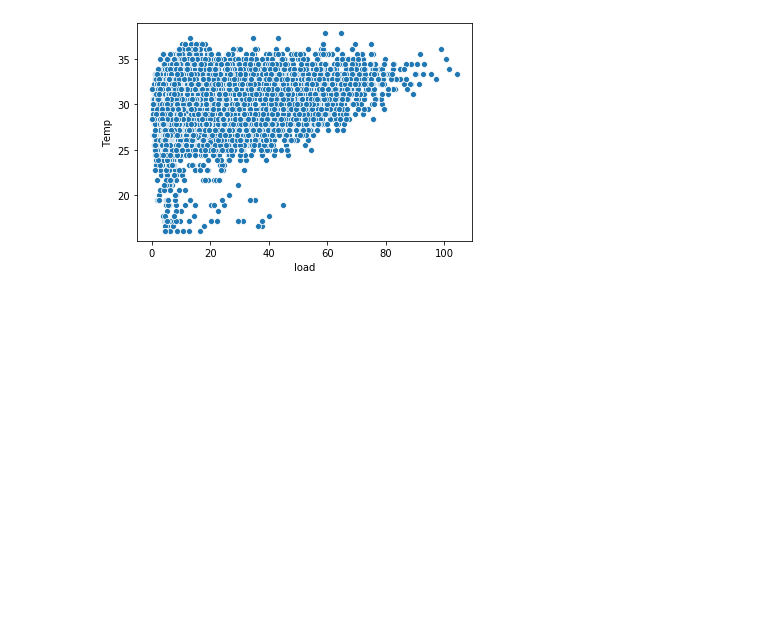
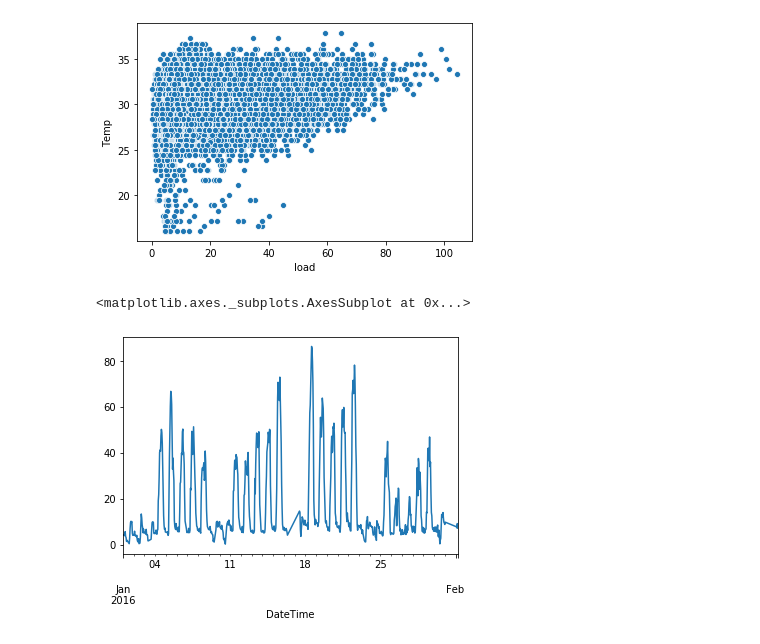
Before and after one commit to guyzsarun/Kaggle, a Jupyter notebook: Capstone/Capstone.ipynb, the cells around one changed output. Cells and saved outputs as stored; diff of their text form; code cells hidden in the pictures; blank space fills up the shorter version.

```diff
--- a/Capstone/Capstone.ipynb
+++ b/Capstone/Capstone.ipynb
@@ -139,7 +139,6 @@ df.head()
 df.reset_index(inplace=True)
 df['daytime']=df['DateTime'].apply(lambda x : 1 if (x.hour>=8 and x.hour<=18 and x.dayofweek<5) else 0)
 df.set_index('DateTime',inplace=True)
-df.drop('index',inplace=True,axis=1)
 # %%
 df
 # %% [output]
@@ -174,3 +173,8 @@ sns.scatterplot(x='load',y='Temp',data=df)
 # %% [output]
 <matplotlib.axes._subplots.AxesSubplot at 0x...>
 [figure]
+# %%
+df.iloc[0:750]['load'].plot()
+# %% [output]
+<matplotlib.axes._subplots.AxesSubplot at 0x...>
+[figure, added]
```
Also changed, not shown: parts of 18 cells of this notebook.
